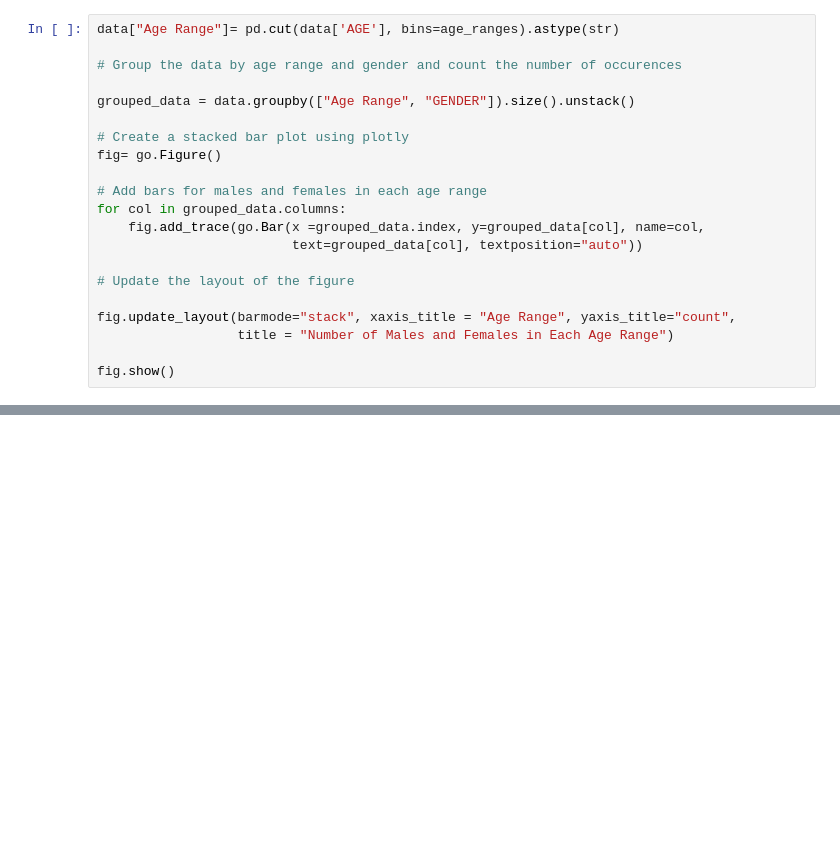
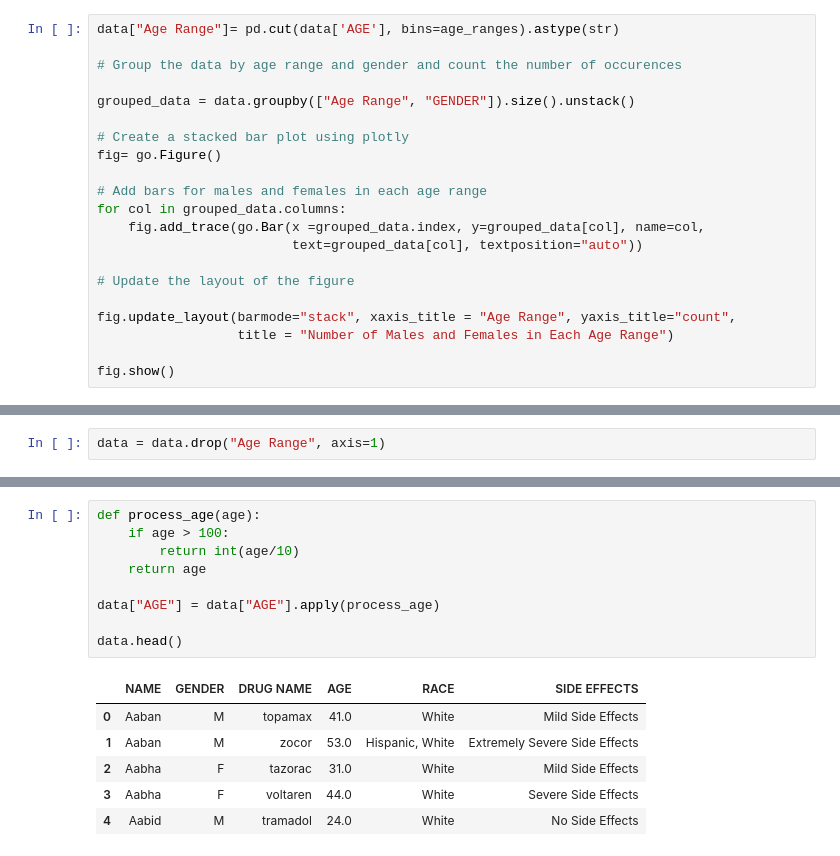
Before and after one commit to Pinnacle443/Drug-Trial, a Jupyter notebook: TCS Intership.ipynb, the cells around one changed output, grey strips where cells are left out. Drawn from its saved outputs; the diff is of its cells as text; blank space fills up the shorter version.

```diff
--- a/TCS Intership.ipynb
+++ b/TCS Intership.ipynb
@@ -164,0 +239,2 @@ fig.show()
+# %%
+data = data.drop("Age Range", axis=1)
@@ -164,0 +254,16 @@ fig.show()
+# %%
+def process_age(age):
+    if age > 100:
+        return int(age/10)
+    return age
+
+data["AGE"] = data["AGE"].apply(process_age)
+
+data.head()
+# %% [output]
+|  | NAME | GENDER | DRUG NAME | AGE | RACE | SIDE EFFECTS |
+| 0 | Aaban | M | topamax | 41.0 | White | Mild Side Effects |
+| 1 | Aaban | M | zocor | 53.0 | Hispanic, White | Extremely Severe Side Effects |
+| 2 | Aabha | F | tazorac | 31.0 | White | Mild Side Effects |
+| 3 | Aabha | F | voltaren | 44.0 | White | Severe Side Effects |
+| 4 | Aabid | M | tramadol | 24.0 | White | No Side Effects |
```
Also changed, not shown: parts of 9 cells of this notebook.
